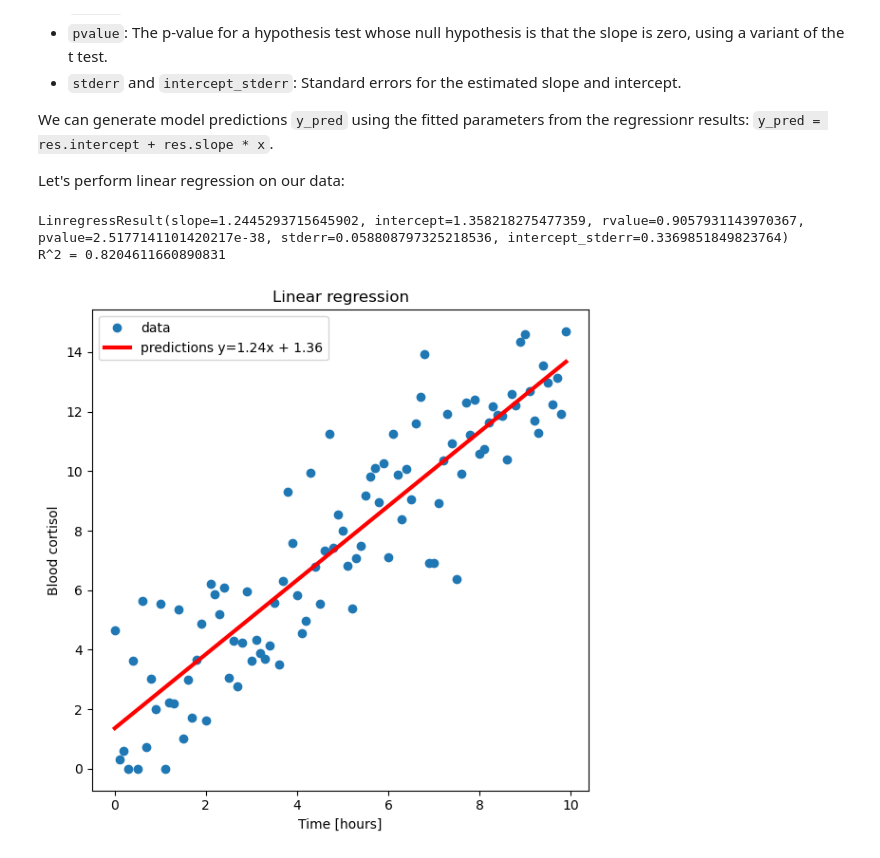
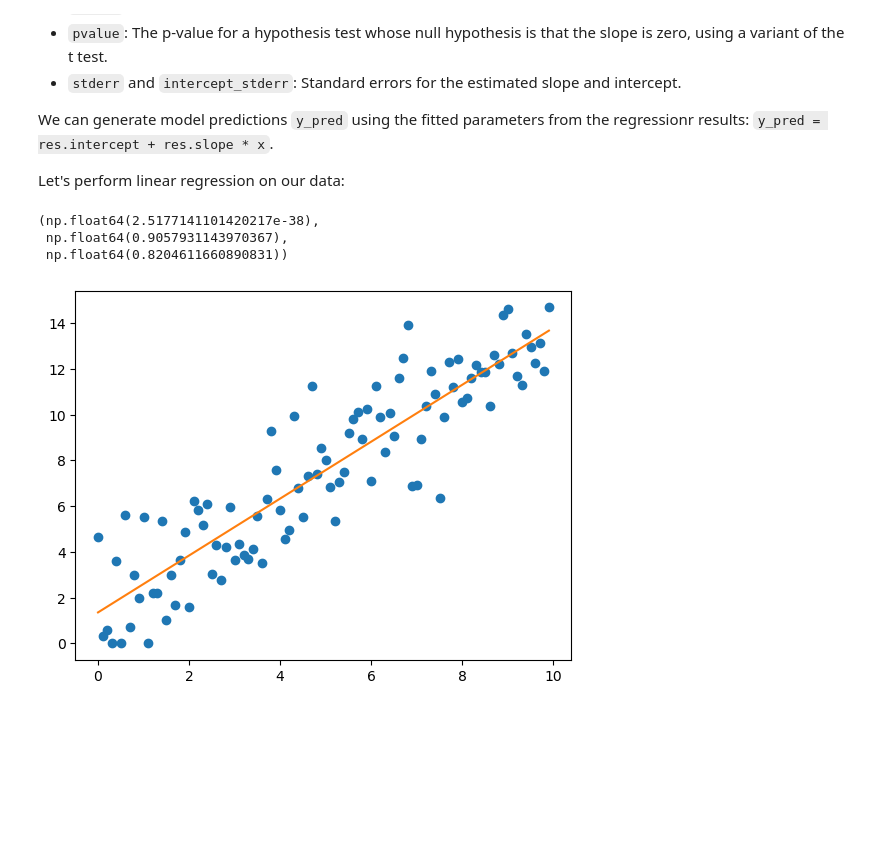
Before and after one commit to janclemenslab/neu715, a Jupyter notebook: docs/_sources/lectures/lecture 6/6.01_linear regression.ipynb, the cells around one changed output. Drawn from its saved outputs; the diff is of its cells as text; code cells hidden in the pictures; blank space fills up the shorter version.

```diff
--- a/docs/_sources/lectures/lecture 6/6.01_linear regression.ipynb
+++ b/docs/_sources/lectures/lecture 6/6.01_linear regression.ipynb
@@ -127,25 +127,19 @@ Let's perform linear regression on our data:
 # %%
 import scipy.stats
 
 x, y = d['time'], d['jazz_cortisol']
 
 res = scipy.stats.linregress(x, y)
-print(res)
 
-print('R^2 =', res.rvalue**2)
+plt.plot(x, y, 'o')
 
-y_pred = res.intercept + res.slope * x
+y_pred = x * res.slope + res.intercept
+plt.plot(x, y_pred, '-')
 
-plt.figure(figsize=(6, 6))
-plt.plot(x, y, 'o', label='data')
-plt.plot(x, y_pred, 'r', linewidth=3, label=f'predictions y={res.slope:1.2f}x + {res.intercept:1.2f}')
-plt.xlabel('Time [hours]')
-plt.ylabel('Blood cortisol')
-plt.title('Linear regression')
-plt.legend()
-plt.tight_layout()
-plt.show()
+
+res.pvalue, res.rvalue
 # %% [output]
-LinregressResult(slope=1.2445293715645902, intercept=1.358218275477359, rvalue=0.9057931143970367, pvalue=2.5177141101420217e-38, stderr=0.058808797325218536, intercept_stderr=0.3369851849823764)
-R^2 = 0.8204611660890831
+(np.float64(2.5177141101420217e-38),
+ np.float64(0.9057931143970367),
+ np.float64(0.8204611660890831))
-[figure, old version]
+[figure, new version]
```
Also changed, not shown: parts of 1 cell of this notebook, 54 other files.
